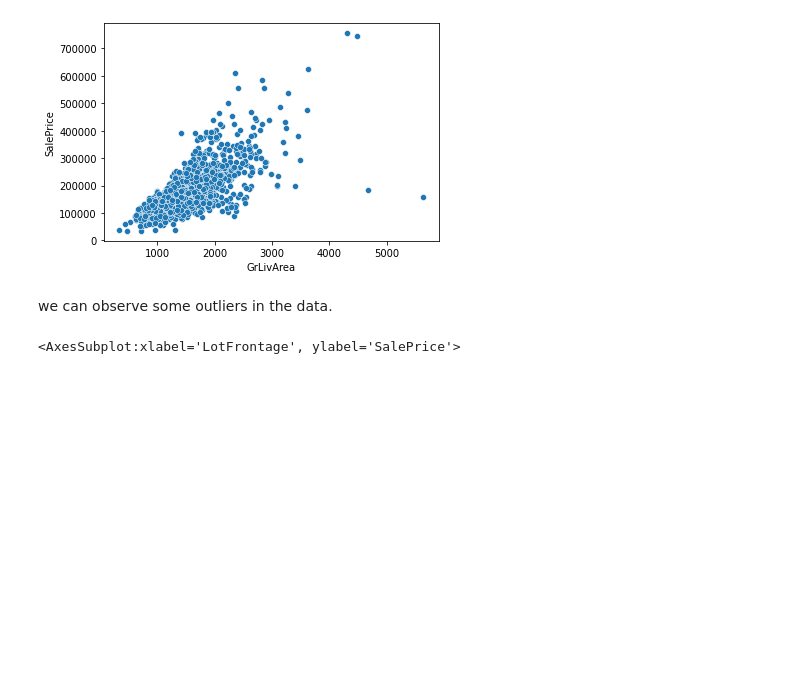
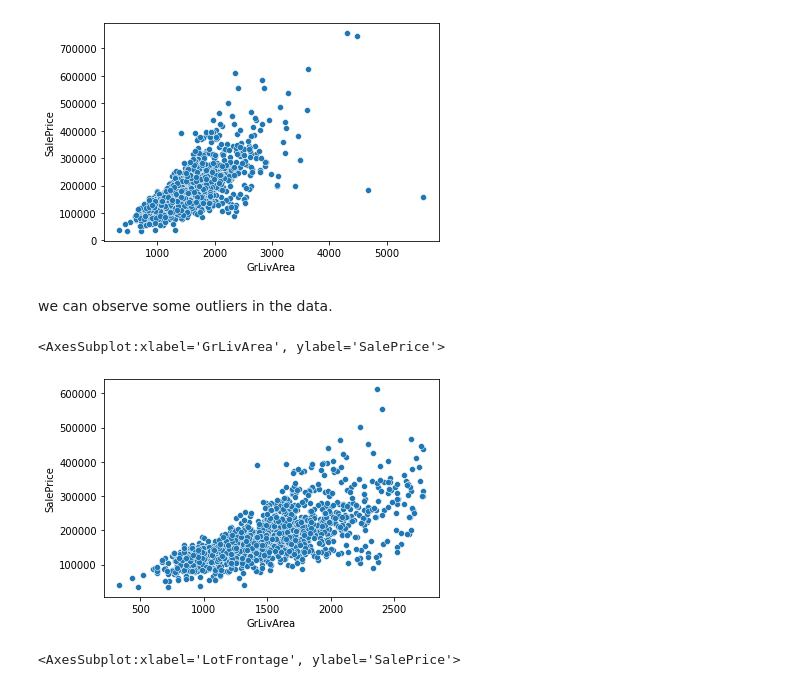
Before and after one commit to guna981/House_Price_Prediction_Ridge_Lasso, a Jupyter notebook: House_Predections_Guna.ipynb, the cells around one changed output. Cells and saved outputs as stored; diff of their text form; code cells hidden in the pictures; blank space fills up the shorter version.

```diff
--- a/House_Predections_Guna.ipynb
+++ b/House_Predections_Guna.ipynb
@@ -285,6 +285,12 @@ def remove_outliers(a,b):
     return out
 # %%
 house_data = remove_outliers(house_data,'GrLivArea')
+# %%
+#After removal of outliers
+sns.scatterplot(x =house_data['GrLivArea'], y =house_data['SalePrice'], data = house_data)
+# %% [output]
+<AxesSubplot:xlabel='GrLivArea', ylabel='SalePrice'>
+[figure, added]
 # %%
 #plot using LotFrontage and salesprice
 sns.scatterplot(x =house_data['LotFrontage'], y =house_data['SalePrice'], data = house_data)
```
Also changed, not shown: parts of 4 cells of this notebook.
